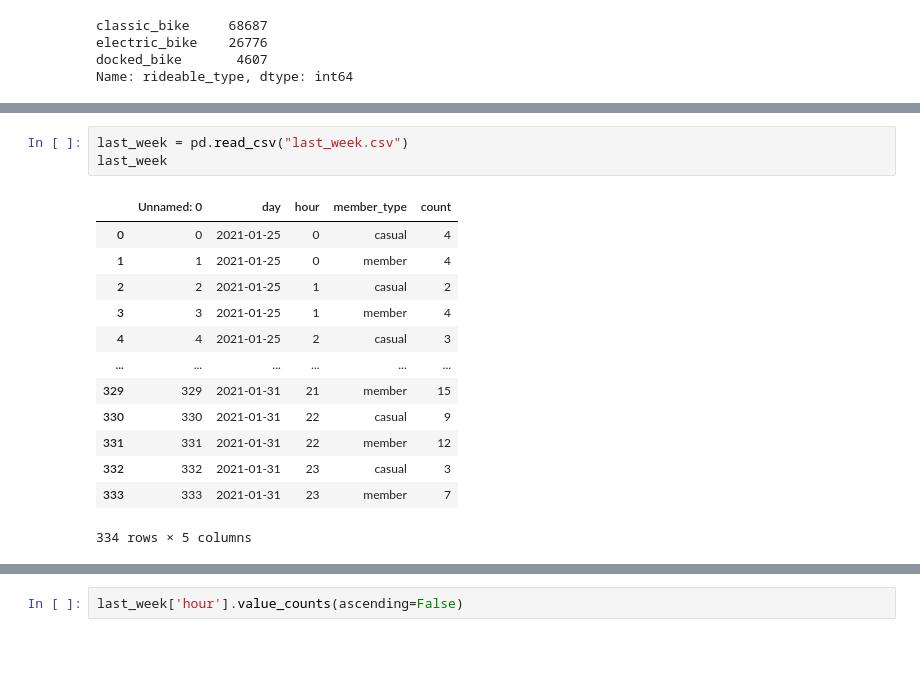
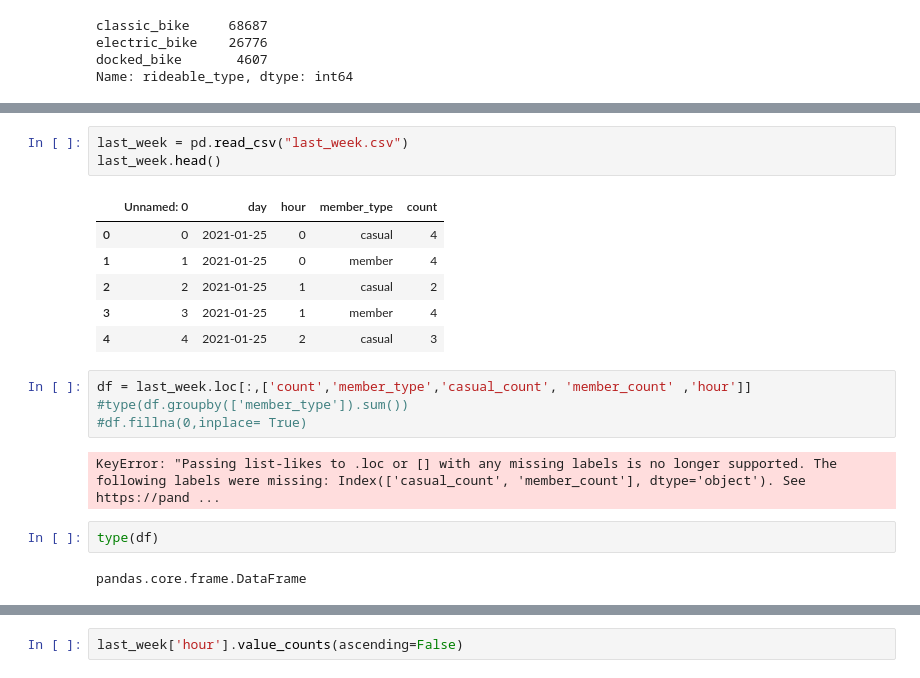
Before and after one commit to aliciaherraiz/Capital_Bikeshare, a Jupyter notebook: bikes.ipynb, the cells around one changed output, grey strips where cells are left out. Saved outputs shown, nothing was run; the diff lists cells and outputs as text; blank space fills up the shorter version.

```diff
--- a/bikes.ipynb
+++ b/bikes.ipynb
@@ -128,18 +129,21 @@ Columbia & Ontario Rd NW                                409
 Name: end_station_name, dtype: int64
 # %%
 last_week = pd.read_csv("last_week.csv")
-last_week
+last_week.head()
 # %% [output]
 |  | Unnamed: 0 | day | hour | member_type | count |
 | 0 | 0 | 2021-01-25 | 0 | casual | 4 |
 | 1 | 1 | 2021-01-25 | 0 | member | 4 |
 | 2 | 2 | 2021-01-25 | 1 | casual | 2 |
 | 3 | 3 | 2021-01-25 | 1 | member | 4 |
 | 4 | 4 | 2021-01-25 | 2 | casual | 3 |
-| ... | ... | ... | ... | ... | ... |
-| 329 | 329 | 2021-01-31 | 21 | member | 15 |
-| 330 | 330 | 2021-01-31 | 22 | casual | 9 |
-| 331 | 331 | 2021-01-31 | 22 | member | 12 |
-| 332 | 332 | 2021-01-31 | 23 | casual | 3 |
-| 333 | 333 | 2021-01-31 | 23 | member | 7 |
-334 rows × 5 columns
+# %%
+df = last_week.loc[:,['count','member_type','casual_count', 'member_count' ,'hour']]
+#type(df.groupby(['member_type']).sum())
+#df.fillna(0,inplace= True)
+# %% [output]
+KeyError: "Passing list-likes to .loc or [] with any missing labels is no longer supported. The following labels were missing: Index(['casual_count', 'member_count'], dtype='object'). See https://pand ...
+# %%
+type(df)
+# %% [output]
+pandas.core.frame.DataFrame
```
Also changed, not shown: parts of 100 cells of this notebook, 4 other files.
